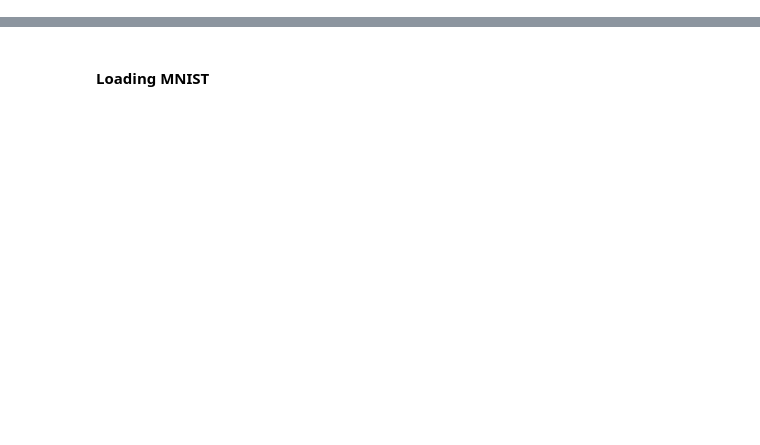
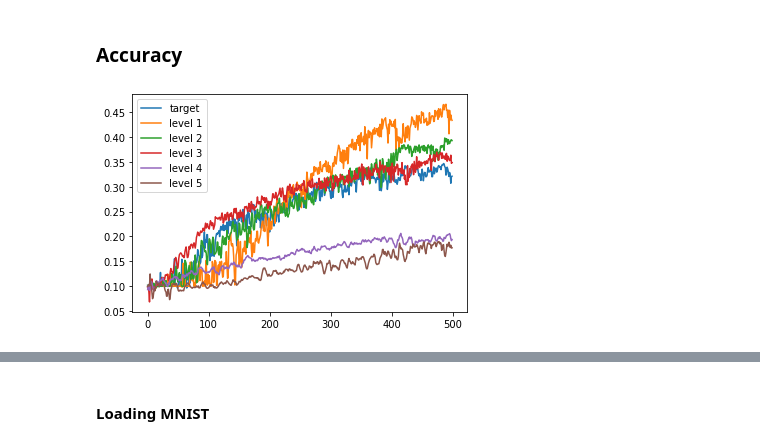
Before and after one commit to shyamsn97/hyper-nn, a Jupyter notebook: notebooks/MNIST.ipynb, the cells around one changed output, grey strips where cells are left out. Saved outputs shown, nothing was run; the diff lists cells and outputs as text; code cells hidden in the pictures; blank space fills up the shorter version.

Commit message:
hyper hyper update

```diff
--- a/notebooks/MNIST.ipynb
+++ b/notebooks/MNIST.ipynb
@@ -2,0 +47,2 @@
+# %%
+df = tflog2pandas("/home/kokkgoblin/Code/hyper-nn/notebooks/tensorboard_logs/CIFAR10_TorchTargetNetwork_2022-05-04 13:26:07.063256")
@@ -2,0 +67,14 @@
+# %%
+def get_accuracy_loss(path: str):
+    df = tflog2pandas(path)
+    return np.array(df[df["metric"] == "accuracy"]["value"]), np.array(df[df["metric"] == "loss"]["value"])
+# %%
+target_acc, target_loss = get_accuracy_loss("/home/kokkgoblin/Code/hyper-nn/notebooks/tensorboard_logs/CIFAR10_TorchTargetNetwork_2022-05-04 13:26:07.063256")
+
+level1_acc, level1_loss = get_accuracy_loss('/home/kokkgoblin/Code/hyper-nn/notebooks/tensorboard_logs/CIFAR10_HypernetworkTorchLEVEL1_num_embeddings64_hiddendim82557_num_params413041_iterations500_2022-05-04 13:46:54.924302')
+level2_acc, level2_loss = get_accuracy_loss('/home/kokkgoblin/Code/hyper-nn/notebooks/tensorboard_logs/CIFAR10_HypernetworkTorchLEVEL2_num_embeddings64_hiddendim11618_num_params58346_iterations500_2022-05-04 14:08:06.548585')
+level3_acc, level3_loss = get_accuracy_loss('/home/kokkgoblin/Code/hyper-nn/notebooks/tensorboard_logs/CIFAR10_HypernetworkTorchLEVEL3_num_embeddings64_hiddendim1642_num_params8466_iterations500_2022-05-04 14:29:23.346215')
+level4_acc, level4_loss = get_accuracy_loss('/home/kokkgoblin/Code/hyper-nn/notebooks/tensorboard_logs/CIFAR10_HypernetworkTorchLEVEL4_num_embeddings64_hiddendim239_num_params1451_iterations500_2022-05-04 14:50:43.351635')
+level5_acc, level5_loss = get_accuracy_loss('/home/kokkgoblin/Code/hyper-nn/notebooks/tensorboard_logs/CIFAR10_HypernetworkTorchLEVEL5_num_embeddings32_hiddendim104_num_params648_iterations500_2022-05-04 15:12:04.348970')
+# %%
+x = np.arange(level1_acc.shape[0])
@@ -2,0 +88,15 @@
+# %% [markdown]
+### Accuracy
+# %%
+import matplotlib.pyplot as plt
+
+plt.plot(x, target_acc, label = "target")
+plt.plot(x, level1_acc, label = "level 1")
+plt.plot(x, level2_acc, label = "level 2")
+plt.plot(x, level3_acc, label = "level 3")
+plt.plot(x, level4_acc, label = "level 4")
+plt.plot(x, level5_acc, label = "level 5")
+plt.legend()
+plt.show()
+# %% [output]
+[figure, added]
```
Also changed, not shown: parts of 48 cells of this notebook.
